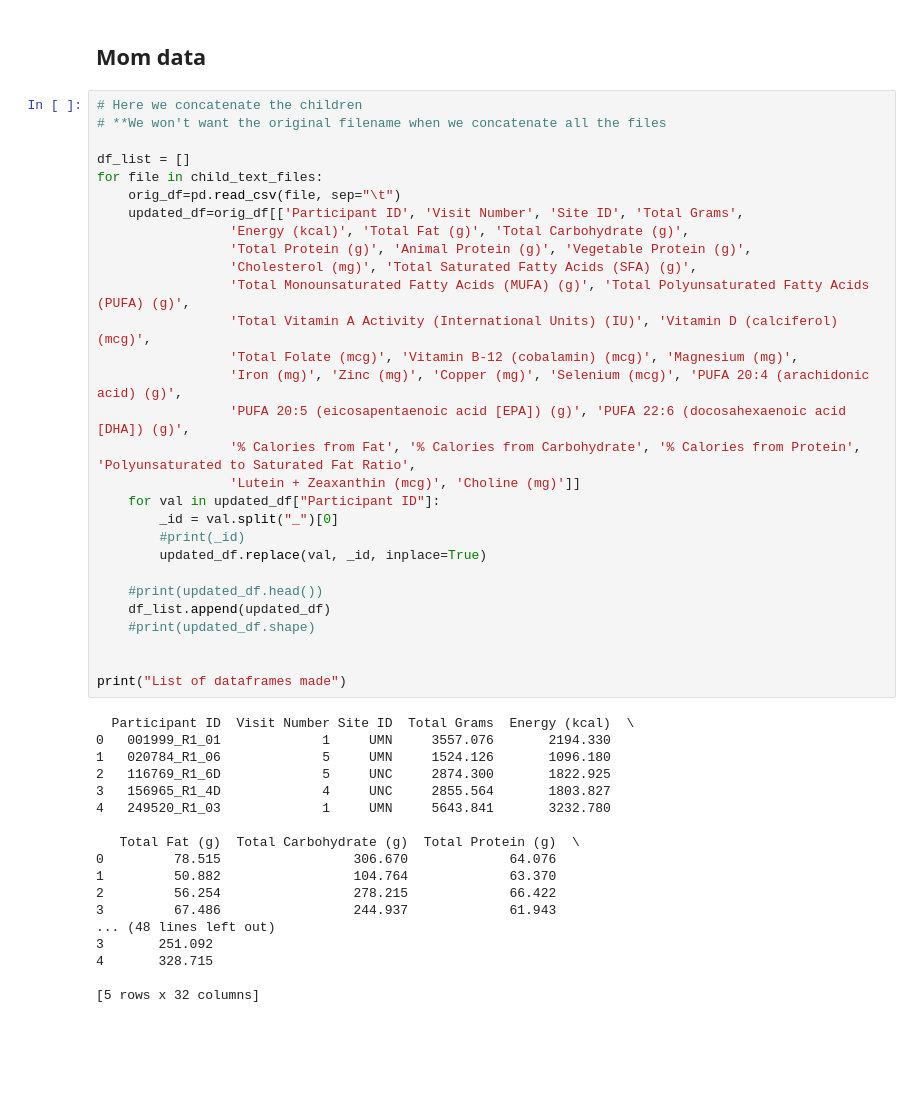
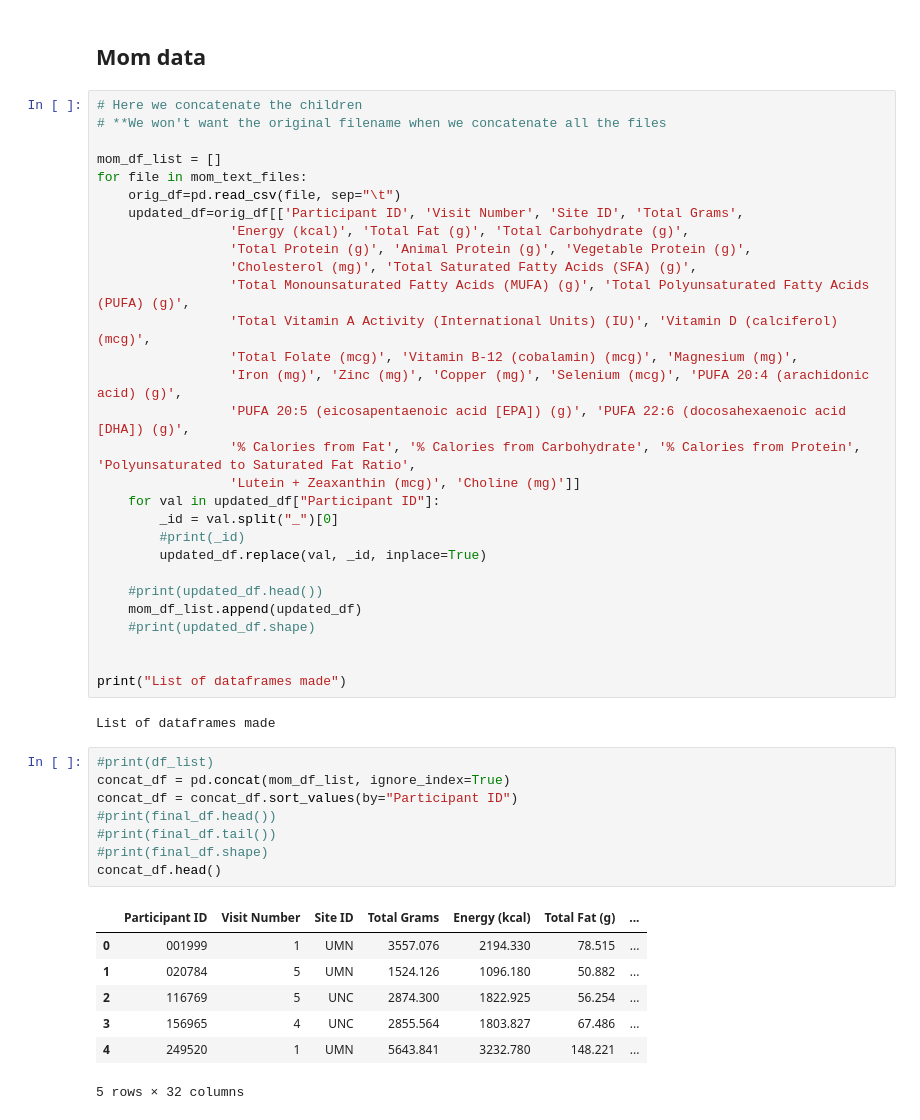
Before and after one commit to niblunc/BCP, a Jupyter notebook: Draft1.ipynb, the cells around one changed output. Saved outputs shown, nothing was run; the diff lists cells and outputs as text; blank space fills up the shorter version.

```diff
--- a/Draft1.ipynb
+++ b/Draft1.ipynb
@@ -109,8 +109,8 @@ Written mean file,  /Users/nikkibytes/Documents/summer2019/example_data/outputs/
 # Here we concatenate the children
 # **We won't want the original filename when we concatenate all the files
 
-df_list = []
-for file in child_text_files:
+mom_df_list = []
+for file in mom_text_files:
     orig_df=pd.read_csv(file, sep="\t")
     updated_df=orig_df[['Participant ID', 'Visit Number', 'Site ID', 'Total Grams',
                  'Energy (kcal)', 'Total Fat (g)', 'Total Carbohydrate (g)',
@@ -129,26 +129,26 @@ for file in child_text_files:
         updated_df.replace(val, _id, inplace=True)
 
     #print(updated_df.head())
-    df_list.append(updated_df)
+    mom_df_list.append(updated_df)
     #print(updated_df.shape)
 
 
 print("List of dataframes made")
 # %% [output]
-  Participant ID  Visit Number Site ID  Total Grams  Energy (kcal)  \
-0   001999_R1_01             1     UMN     3557.076       2194.330
-1   020784_R1_06             5     UMN     1524.126       1096.180
-2   116769_R1_6D             5     UNC     2874.300       1822.925
-3   156965_R1_4D             4     UNC     2855.564       1803.827
-4   249520_R1_03             1     UMN     5643.841       3232.780
-
-   Total Fat (g)  Total Carbohydrate (g)  Total Protein (g)  \
-0         78.515                 306.670             64.076
-1         50.882                 104.764             63.370
-2         56.254                 278.215             66.422
-3         67.486                 244.937             61.943
-... (48 lines left out)
-3       251.092
-4       328.715
-
-[5 rows x 32 columns]
+List of dataframes made
+# %%
+#print(df_list)
+concat_df = pd.concat(mom_df_list, ignore_index=True)
+concat_df = concat_df.sort_values(by="Participant ID")
+#print(final_df.head())
+#print(final_df.tail())
+#print(final_df.shape)
+concat_df.head()
+# %% [output]
+|  | Participant ID | Visit Number | Site ID | Total Grams | Energy (kcal) | Total Fat (g) | ... |
+| 0 | 001999 | 1 | UMN | 3557.076 | 2194.330 | 78.515 | ... |
+| 1 | 020784 | 5 | UMN | 1524.126 | 1096.180 | 50.882 | ... |
+| 2 | 116769 | 5 | UNC | 2874.300 | 1822.925 | 56.254 | ... |
+| 3 | 156965 | 4 | UNC | 2855.564 | 1803.827 | 67.486 | ... |
+| 4 | 249520 | 1 | UMN | 5643.841 | 3232.780 | 148.221 | ... |
+5 rows × 32 columns
```
Also changed, not shown: parts of 3 cells of this notebook.
